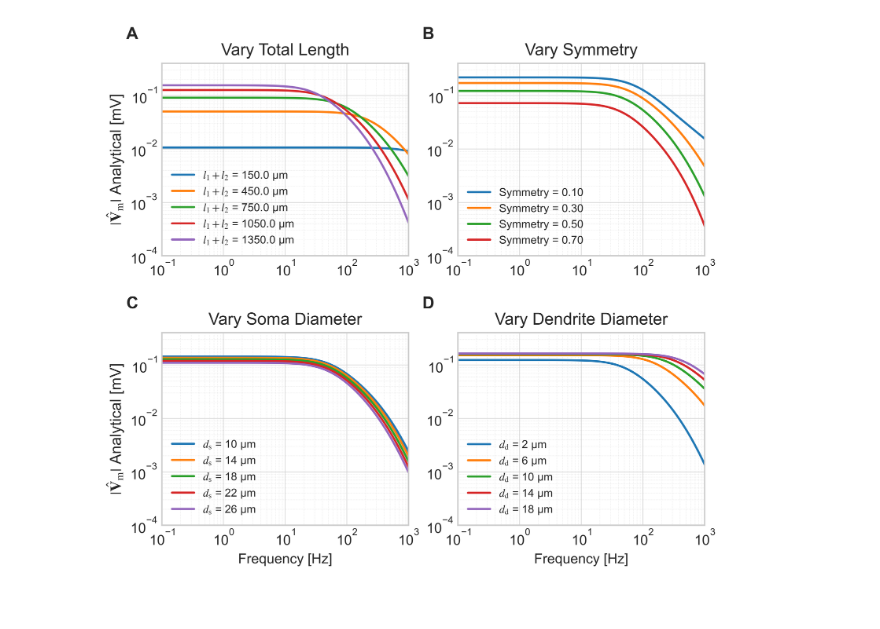
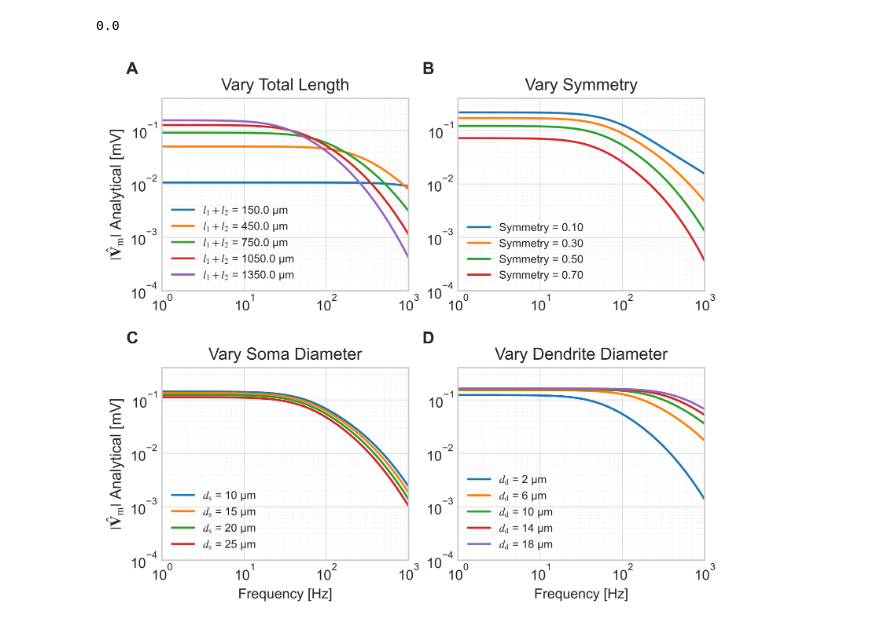
Before and after one commit to SusanneDahle/CellTypeDependenceElStim, a Jupyter notebook: notebooks/Fig-8.ipynb, the cells around one changed output. Saved outputs shown, nothing was run; the diff lists cells and outputs as text; code cells hidden in the pictures.

```diff
--- a/notebooks/Fig-8.ipynb
+++ b/notebooks/Fig-8.ipynb
@@ -194,10 +194,14 @@ standard_neuron_parameters_sym = {
     'sym': 0.5,         # l2 = 0.5*l1 (Shorter stick)
     's_in': (1e-15)**2  # 1 fA^2/Hz -> A^2/Hz
 }
+# %%
+np.log10(1)
+# %% [output]
+0.0
 # %%
 # Vary total length fixed symmetry
 lens = np.arange(100,1000,200)
-frequencies = np.logspace(-1, 4, 1000)
+frequencies = np.logspace(0, np.log10(2020), 1000)
 
 V_m_vary_abs_len = {}
 
@@ -235,11 +239,11 @@ for sym in syms:
     del freqs, abs_V_m
 # %%
 # Vary stick diameter
-diams = np.arange(2,20,4)
+d_diams = np.arange(2,20,4)
 
 V_m_vary_dend_diam = {}
 
-for d_d in diams:
+for d_d in d_diams:
     params_copy = standard_neuron_parameters.copy()
     params_copy['d'] = d_d * 1e-6
 
@@ -253,11 +257,11 @@ for d_d in diams:
     del freqs, abs_V_m
 # %%
 # Vary soma diam
-diams = np.arange(10,30,4)
+s_diams = np.arange(10,30,5)
 
 V_m_vary_soma_diam = {}
 
-for d_s in diams:
+for d_s in s_diams:
     params_copy = standard_neuron_parameters.copy()
     params_copy['ds'] = d_s * 1e-6
 
@@ -305,7 +309,7 @@ ax1.grid(which='minor', linestyle=':', linewidth=0.3, alpha=0.6)
 # info_text1 = f"Fixed:\nSymmetry = {standard_neuron_parameters_sym['sym']}\n$d_{{\\mathrm{{d}}}}$ = {standard_neuron_parameters_sym['d']*1e6} µm\n$d_{{\\mathrm{{s}}}}$ = {standard_neuron_parameters_sym['ds']*1e6} µm"
 # ax1.text(0.95, 0.05, info_text1, transform=ax1.transAxes,
 #          verticalalignment='bottom', horizontalalignment='right', bbox=props, fontsize = 8)
-ax1.set_xlim(left=1e-1, right=1e3)
+ax1.set_xlim(left=1, right=1e3)
 ax1.set_ylim(top = 4e-1,bottom=1e-4)
 
 # --- Subplot 2: Vary symmetry  ---
@@ -315,37 +319,37 @@ ax2.set_title('Vary Symmetry')
 ax2.legend(fontsize = 8)
 ax2.grid(which='major', linestyle='-', linewidth=0.5, alpha=0.8)
 ax2.grid(which='minor', linestyle=':', linewidth=0.3, alpha=0.6)
-ax2.set_xlim(left=1e-1, right=1e3)
+ax2.set_xlim(left=1, right=1e3)
 ax2.set_ylim(top = 4e-1,bottom=1e-4)
 
 # --- Subplot 3: Vary soma diameter ---
 for d_s, data in V_m_vary_soma_diam.items():
     ax3.loglog(data['freqs'], data['abs_V_m'], label=f'$d_{{\\mathrm{{s}}}}$ = {d_s} µm')
 ax3.set_title('Vary Soma Diameter')
 ax3.set_xlabel('Frequency [Hz]')
 ax3.set_ylabel('$|\hat{\mathbf{V}}_\mathrm{m}|$ Analytical [mV]', fontsize = 11)
 ax3.legend(fontsize = 8)
 ax3.grid(which='major', linestyle='-', linewidth=0.5, alpha=0.8)
 ax3.grid(which='minor', linestyle=':', linewidth=0.3, alpha=0.6)
-ax3.set_xlim(left=1e-1, right=1e3)
+ax3.set_xlim(left=1, right=1e3)
 ax3.set_ylim(top = 4e-1,bottom=1e-4)
 
 # --- Subplot 4: Vary dendrite diameter (was ax2 before) ---
 for d_d, data in V_m_vary_dend_diam.items():
     ax4.loglog(data['freqs'], data['abs_V_m'], label=f'$d_{{\\mathrm{{d}}}}$ = {d_d} µm')
 ax4.set_title('Vary Dendrite Diameter')
 ax4.set_xlabel('Frequency [Hz]')
 ax4.legend(fontsize = 8)
 ax4.grid(which='major', linestyle='-', linewidth=0.5, alpha=0.8)
 ax4.grid(which='minor', linestyle=':', linewidth=0.3, alpha=0.6)
-ax4.set_xlim(left=1e-1, right=1e3)
+ax4.set_xlim(left=1, right=1e3)
 ax4.set_ylim(top = 4e-1,bottom=1e-4)
 
 # Adjust layout to prevent titles and labels from overlapping
 fig.tight_layout(rect=[0, 0, 1, 0.97]) # rect is used to make space for suptitle
 mark_subplots(fig.axes, fontsize=12)
 
 plt.savefig('/Users/susannedahle/Documents/Master/Code/fig_pdfs/transfer/fig8.pdf')
 plt.show()
 # %% [output]
-[figure, old version]
+[figure, new version]
```
